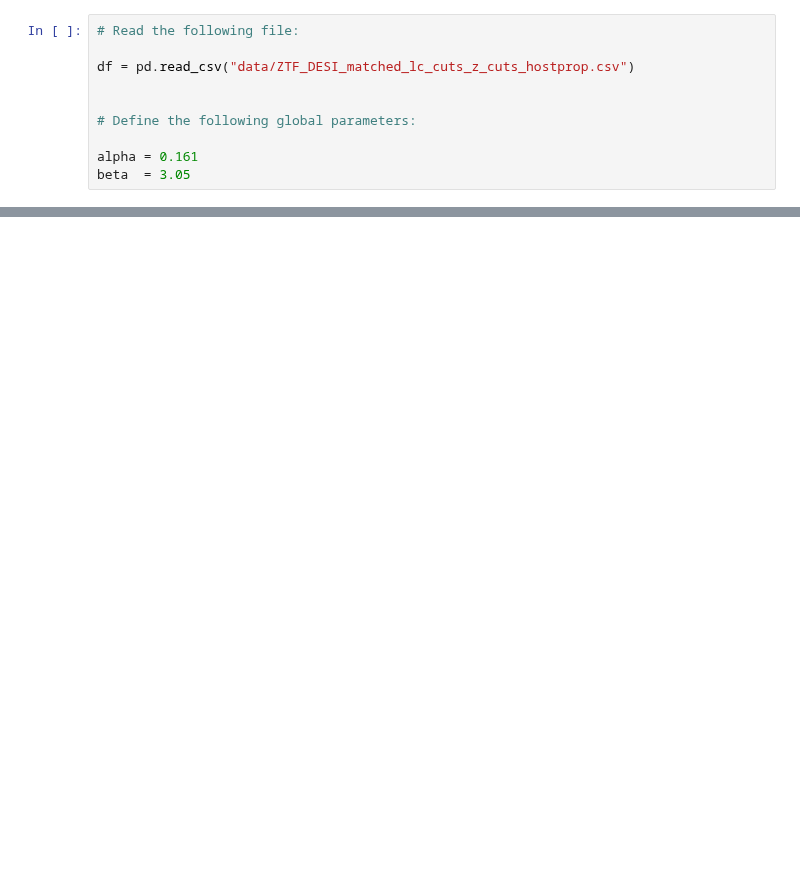
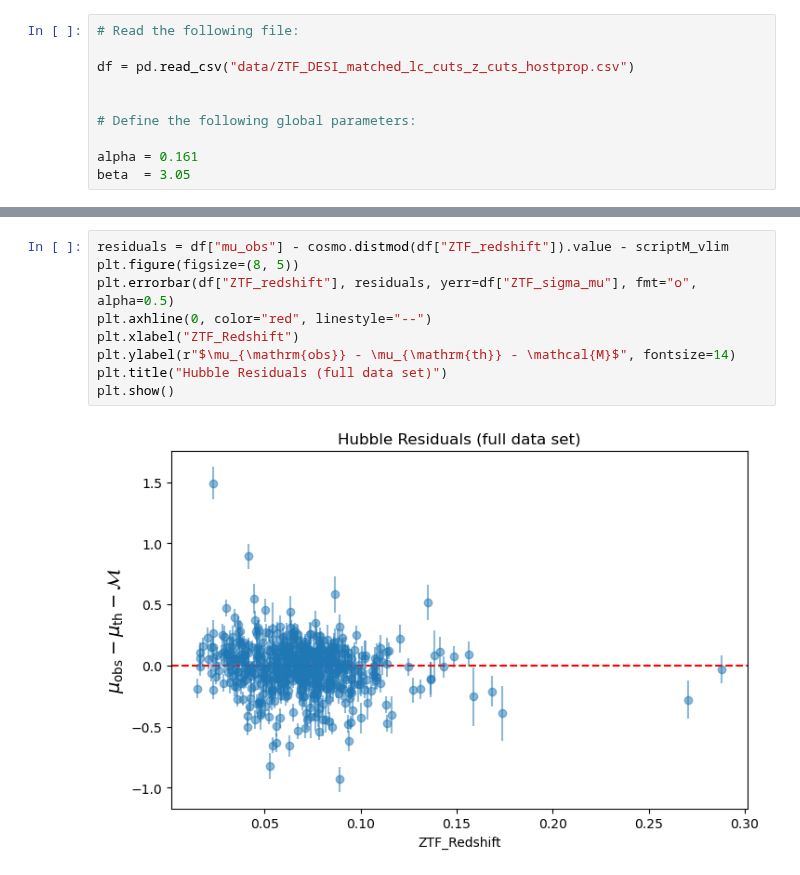
Before and after one commit to mwvgroup/myc21_first_paper, a Jupyter notebook: ZTF_DESI_data_prep/construct_hubble_resid.ipynb, the cells around one changed output, grey strips where cells are left out. Cells and saved outputs as stored; diff of their text form; blank space fills up the shorter version.

```diff
--- a/ZTF_DESI_data_prep/construct_hubble_resid.ipynb
+++ b/ZTF_DESI_data_prep/construct_hubble_resid.ipynb
@@ -1085,0 +203,11 @@ N_SN       = 540
+# %%
+residuals = df["mu_obs"] - cosmo.distmod(df["ZTF_redshift"]).value - scriptM_vlim
+plt.figure(figsize=(8, 5))
+plt.errorbar(df["ZTF_redshift"], residuals, yerr=df["ZTF_sigma_mu"], fmt="o", alpha=0.5)
+plt.axhline(0, color="red", linestyle="--")
+plt.xlabel("ZTF_Redshift")
+plt.ylabel(r"$\mu_{\mathrm{obs}} - \mu_{\mathrm{th}} - \mathcal{M}$", fontsize=14)
+plt.title("Hubble Residuals (full data set)")
+plt.show()
+# %% [output]
+[figure, added]
```
Also changed, not shown: parts of 42 cells of this notebook, 1 other file.
